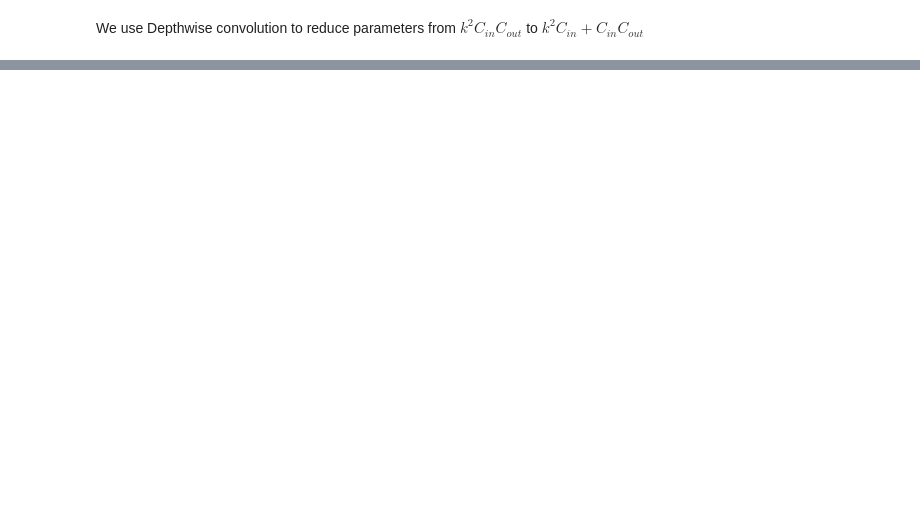
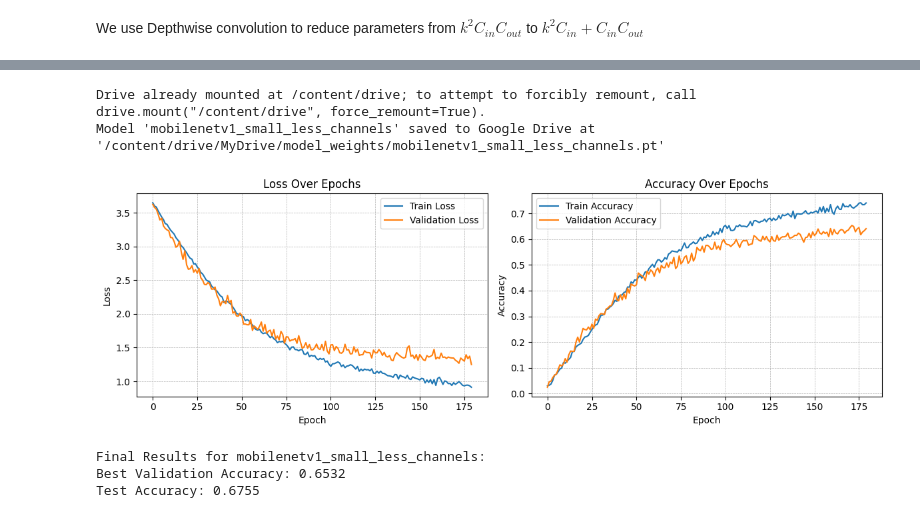
Before and after one commit to andreeado/ipcv, a Jupyter notebook: assignment_module_two_small_rf.ipynb, the cells around one changed output, grey strips where cells are left out. Cells and saved outputs as stored; diff of their text form; code cells hidden in the pictures; blank space fills up the shorter version.

```diff
--- a/assignment_module_two_small_rf.ipynb
+++ b/assignment_module_two_small_rf.ipynb
@@ -392,0 +406,32 @@ Start running the model: mobilenetv1_small
+# %%
+from google.colab import drive
+drive.mount('/content/drive')
+
+# Save the model after the training loop is complete
+for conf in mobile_configs:
+    model_name = conf['experiment_name']
+    model_path = f"{model_name}.pt"  # Assuming the model is saved in the current directory
+    drive_path = f"/content/drive/MyDrive/model_weights/{model_name}.pt"
+    try:
+        # Check if the model file exists before attempting to copy
+        if os.path.exists(model_path):
+            !cp "{model_path}" "{drive_path}"
+            print(f"Model '{model_name}' saved to Google Drive at '{drive_path}'")
+        else:
+            print(f"Model file '{model_path}' not found. Skipping save to Google Drive.")
+    except Exception as e:
+        print(f"Error saving model '{model_name}' to Google Drive: {e}")
+# %% [output]
+Drive already mounted at /content/drive; to attempt to forcibly remount, call drive.mount("/content/drive", force_remount=True).
+Model 'mobilenetv1_small_less_channels' saved to Google Drive at '/content/drive/MyDrive/model_weights/mobilenetv1_small_less_channels.pt'
+# %%
+  df = pd.DataFrame(result).to_csv(f"/content/drive/MyDrive/model_weights/{result['experiment_name']}.csv")
+  plot_history(result['history'])
+  print(f"\nFinal Results for {result['experiment_name']}:")
+  print(f"Best Validation Accuracy: {result['best_val_accuracy']:.4f}")
+  print(f"Test Accuracy: {result['test_accuracy']:.4f}")
+# %% [output]
+[figure, added]
+Final Results for mobilenetv1_small_less_channels:
+Best Validation Accuracy: 0.6532
+Test Accuracy: 0.6755
```
Also changed, not shown: parts of 4 cells of this notebook.
